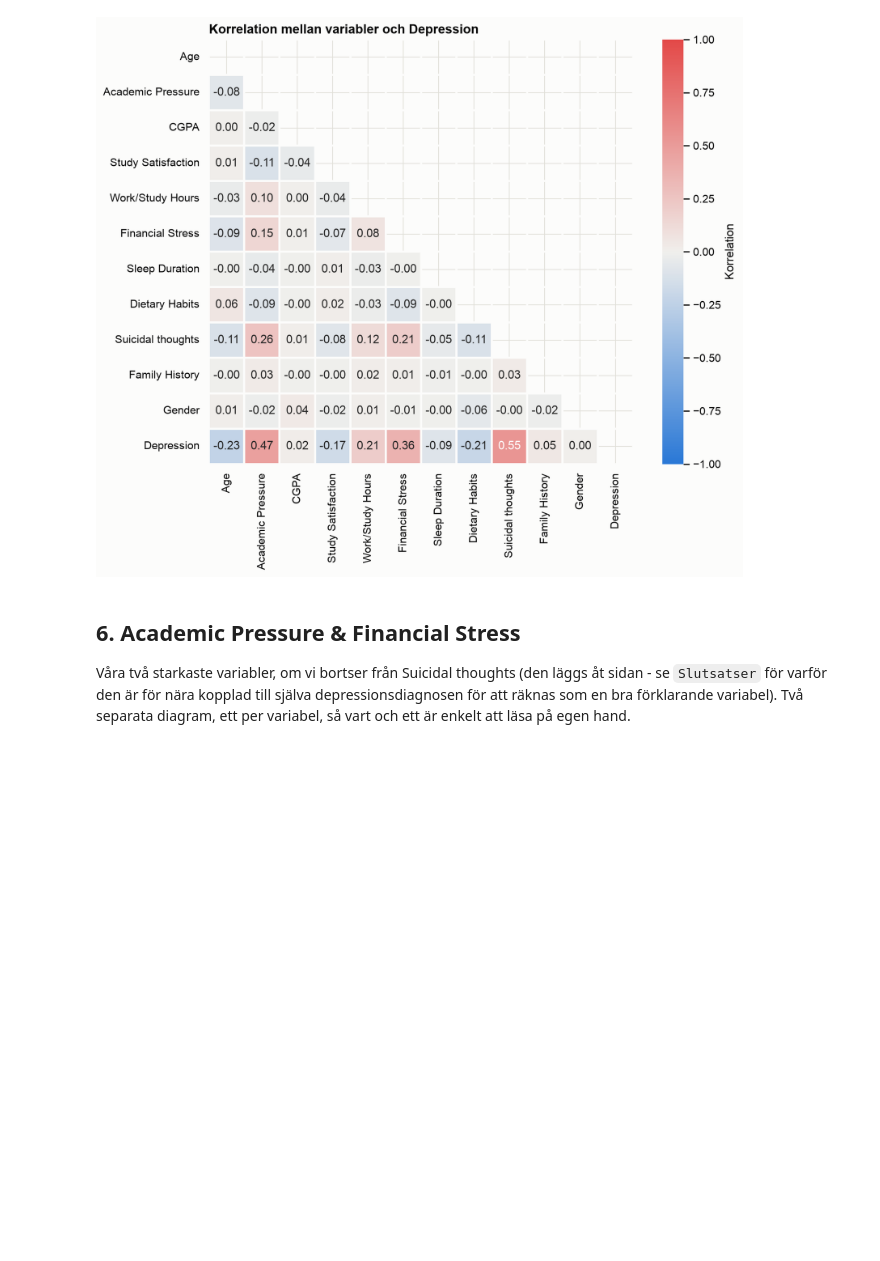
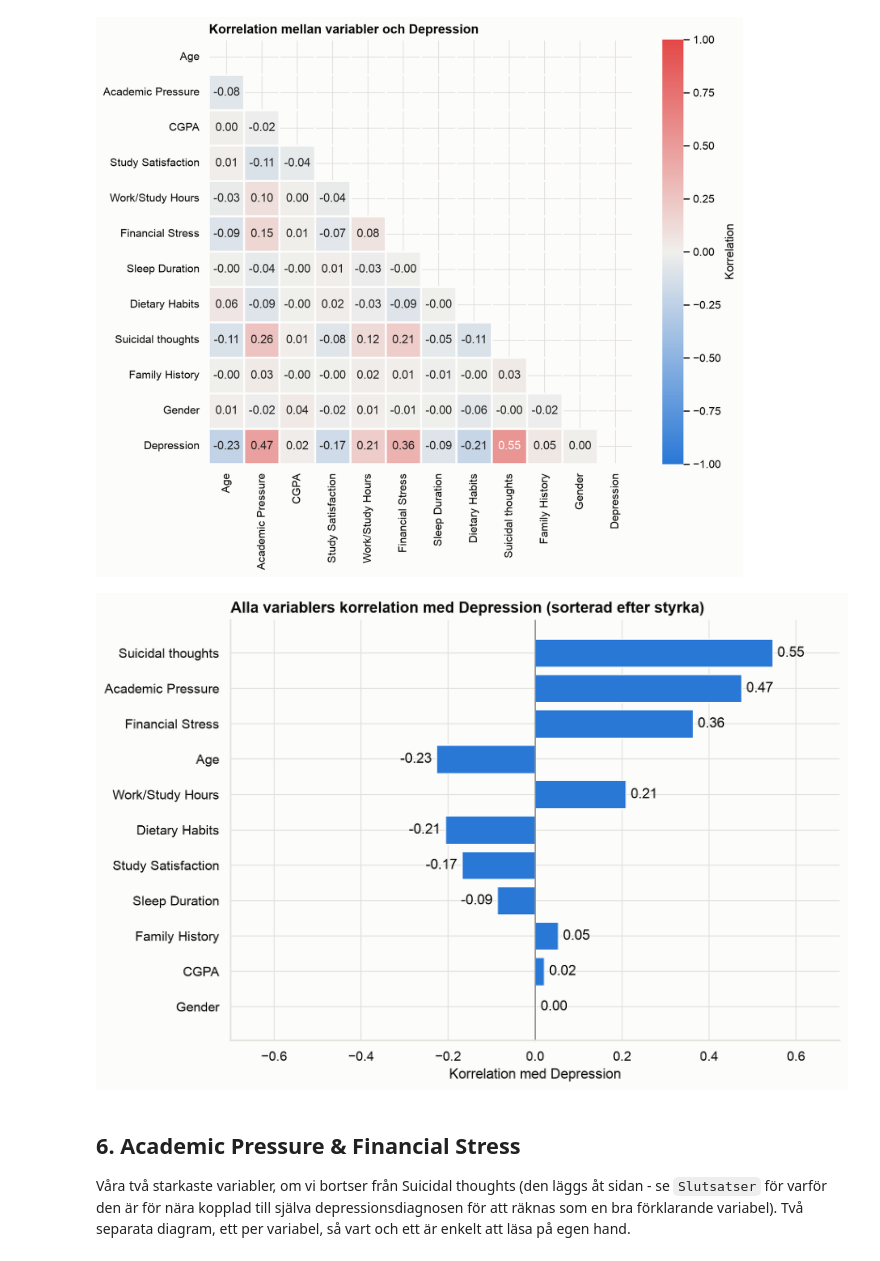
Before and after one commit to davidfjellstrom/student-depression-ML-project, a Jupyter notebook: 02_EDA.ipynb, the cells around one changed output. Cells and saved outputs as stored; diff of their text form; code cells hidden in the pictures; blank space fills up the shorter version.

```diff
--- a/02_EDA.ipynb
+++ b/02_EDA.ipynb
@@ -213,6 +213,23 @@ plt.tight_layout()
 plt.show()
 # %% [output]
 [figure]
+# %%
+# Samma siffror som i heatmapens nedersta rad, men utplockade och sorterade efter
+# absolutvärde - så att ingen variabel missas när man läser av. Sorterat på |korrelation|
+# eftersom tecknet visar riktning, medan storleken visar styrka.
+corr_depression = corr["Depression"].drop("Depression").sort_values(key=abs)
+
+fig, ax = plt.subplots(figsize=(9, 6))
+bars = ax.barh(corr_depression.index, corr_depression.values, color=PALETTE["blue"])
+ax.bar_label(bars, fmt="%.2f", padding=4, color=PALETTE["ink"])
+ax.axvline(0, color=PALETTE["muted"], linewidth=1)  # nollinje - skiljer positiva från negativa
+ax.set_xlabel("Korrelation med Depression")
+ax.set_title("Alla variablers korrelation med Depression (sorterad efter styrka)")
+ax.set_xlim(-0.7, 0.7)
+plt.tight_layout()
+plt.show()
+# %% [output]
+[figure, added]
 # %% [markdown]
 ## 6. Academic Pressure & Financial Stress
 
```
Also changed, not shown: parts of 6 cells of this notebook, 1 other file.
